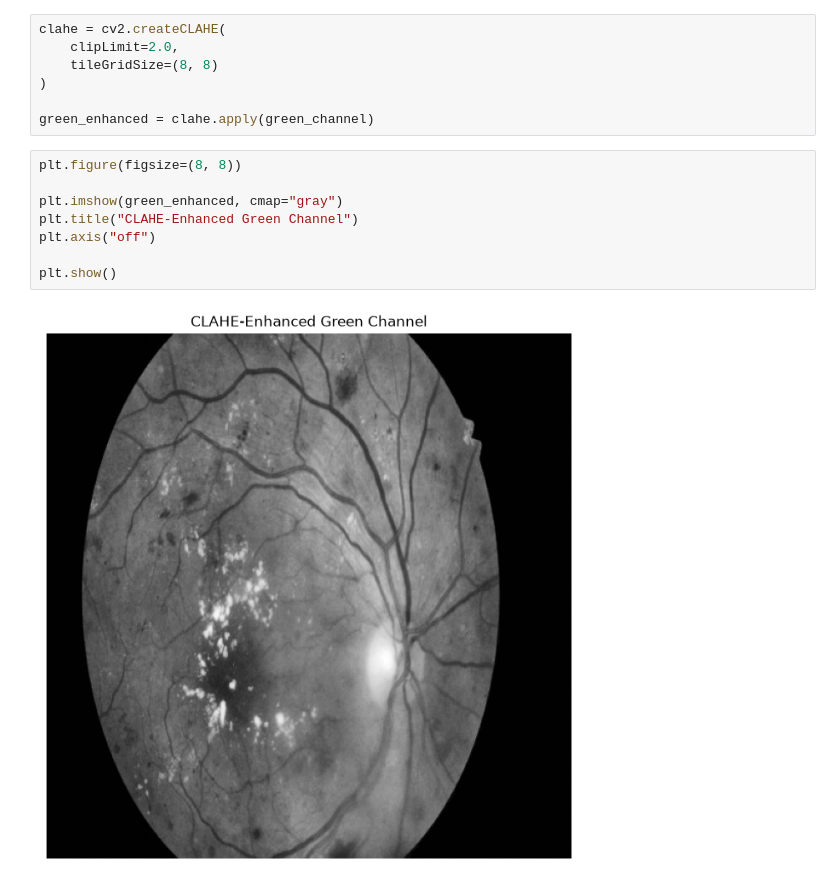
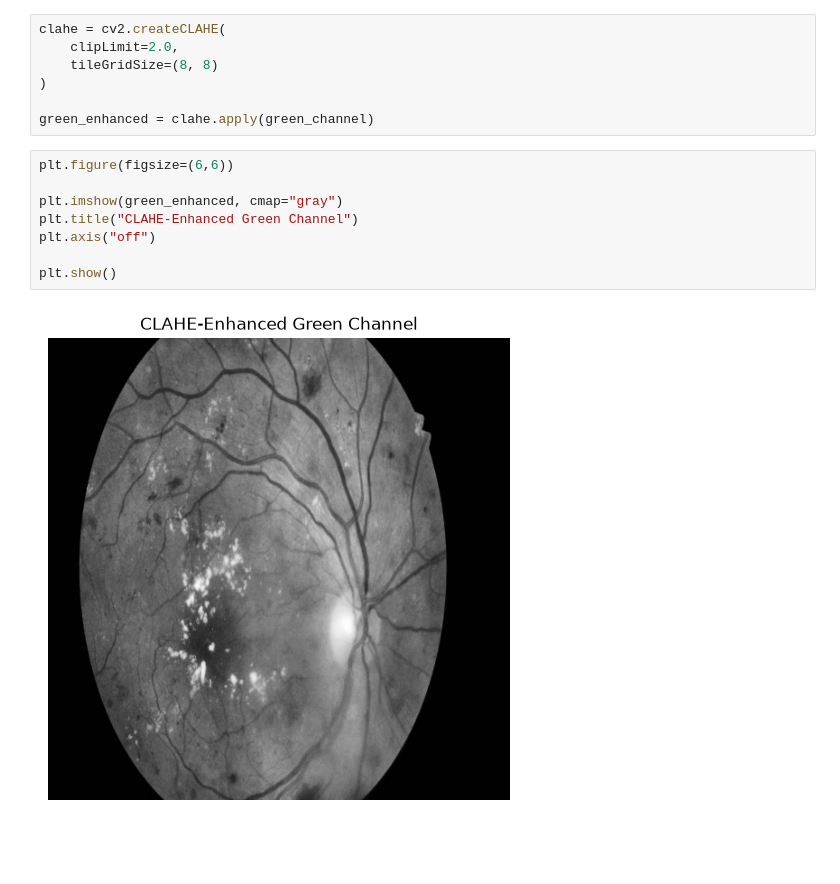
Before and after one commit to DeepakSkandh/diabetic-retinopathy-feature-classification, a Jupyter notebook: notebooks/image_preprocessing.ipynb, the cells around one changed output. Drawn from its saved outputs; the diff is of its cells as text; blank space fills up the shorter version.

Commit message:
Add image preprocessing pipeline

```diff
--- a/notebooks/image_preprocessing.ipynb
+++ b/notebooks/image_preprocessing.ipynb
@@ -219,12 +219,12 @@ clahe = cv2.createCLAHE(
 
 green_enhanced = clahe.apply(green_channel)
 # %%
-plt.figure(figsize=(8, 8))
+plt.figure(figsize=(6,6))
 
 plt.imshow(green_enhanced, cmap="gray")
 plt.title("CLAHE-Enhanced Green Channel")
 plt.axis("off")
 
 plt.show()
 # %% [output]
-[figure, old version]
+[figure, new version]
```
Also changed, not shown: 1 other file.
